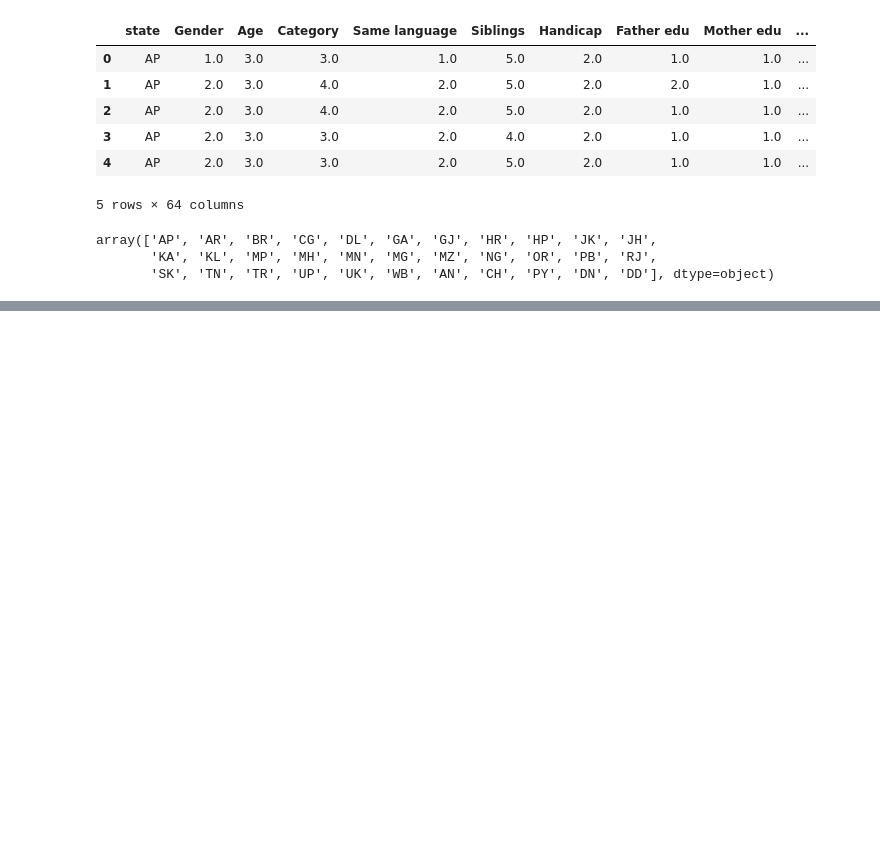
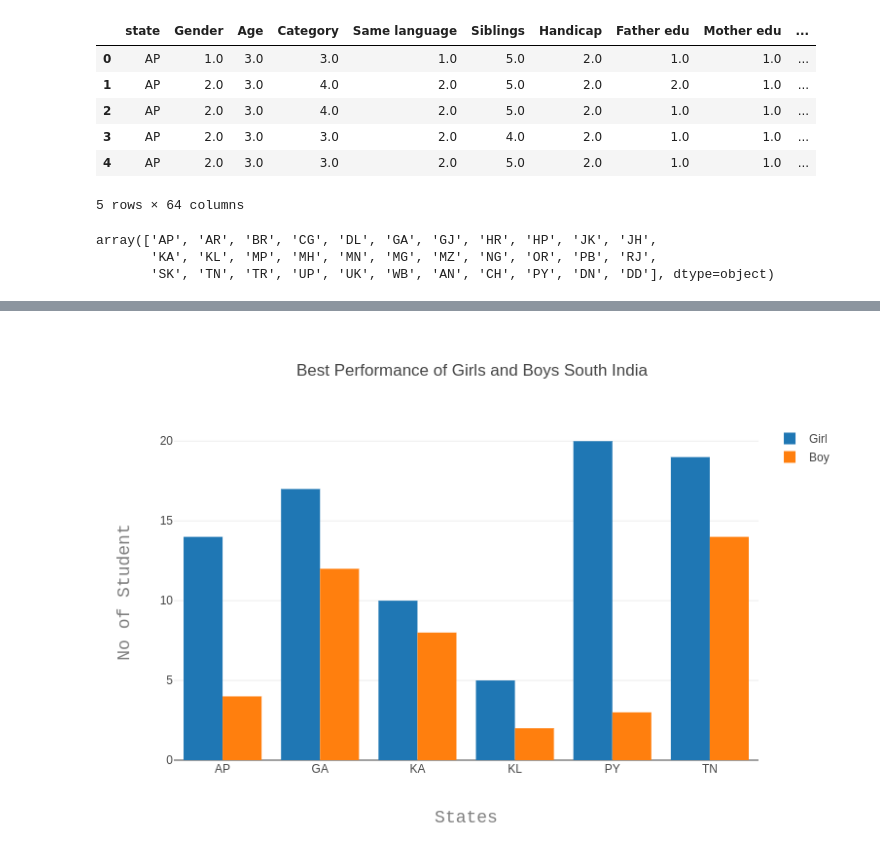
Before and after one commit to erayon/National-Achievement-Survey-using-machine-learning, a Jupyter notebook: analysis3.ipynb, the cells around one changed output, grey strips where cells are left out. Drawn from its saved outputs; the diff is of its cells as text; code cells hidden in the pictures; blank space fills up the shorter version.

```diff
--- a/analysis3.ipynb
+++ b/analysis3.ipynb
@@ -287,5 +287,10 @@ fig = go.Figure(data=data, layout=layout)
 py.iplot(fig, filename='Best_Performance_of_Girls_and_Boys_South_India')
 # %% [output]
 [interactive output not drawn]
+# %%
+from IPython.display import Image
+Image(filename='./images/south_india_bestperfromance.png')
+# %% [output]
+[figure, added]
 # %%
 trace1 = go.Bar(
```
Also changed, not shown: parts of 3 cells of this notebook.
